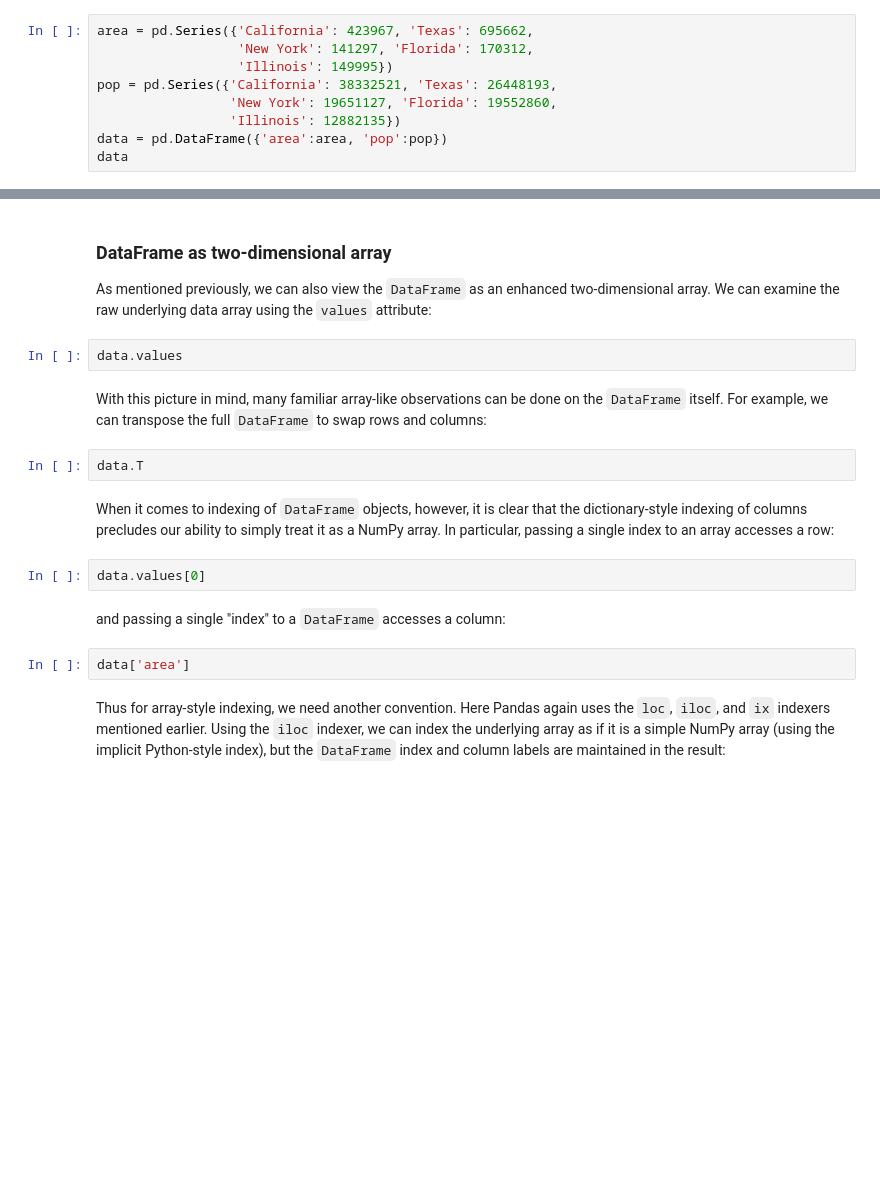
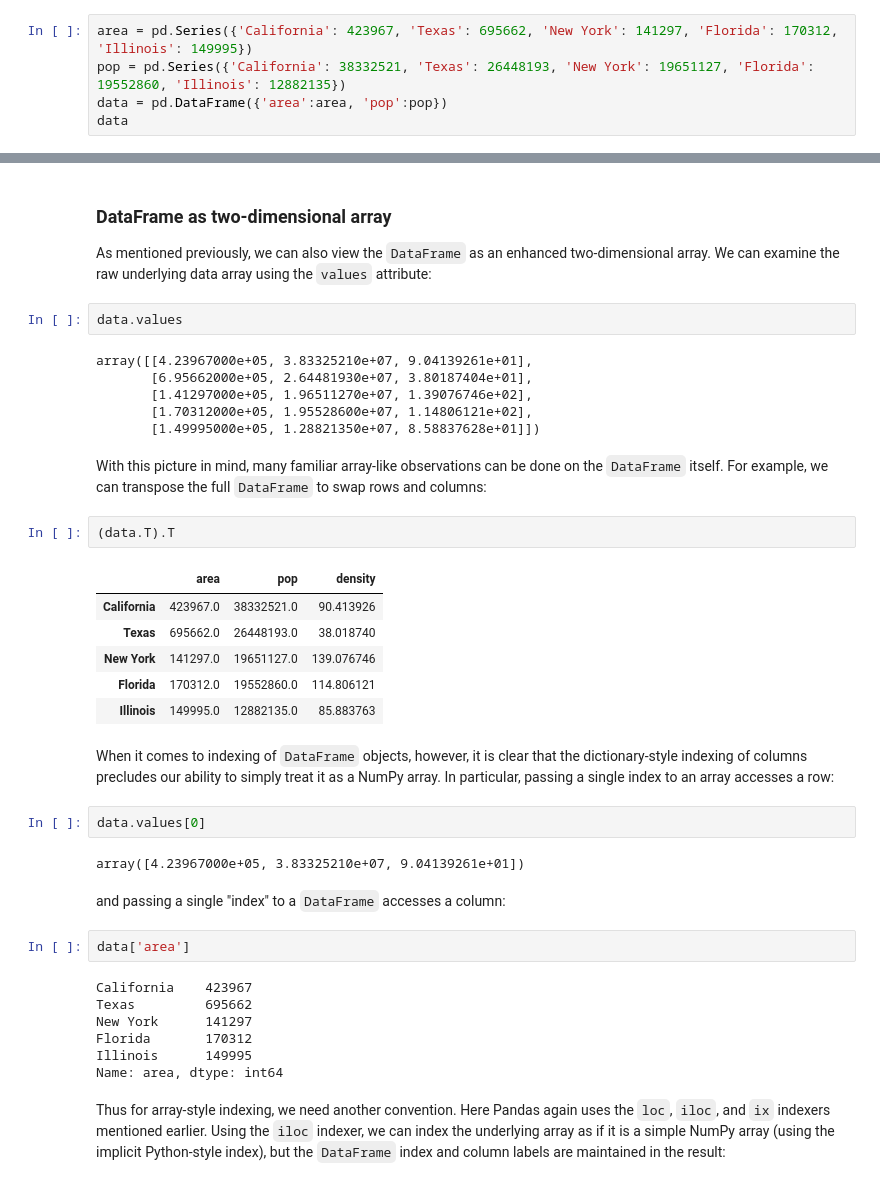
Before and after one commit to mjcaguiat/stem3790-25su-max, a Jupyter notebook: code/2-data-manipulation-pandas.ipynb, the cells around one changed output, grey strips where cells are left out. Cells and saved outputs as stored; diff of their text form; blank space fills up the shorter version.

```diff
--- a/code/2-data-manipulation-pandas.ipynb
+++ b/code/2-data-manipulation-pandas.ipynb
@@ -251,11 +407,7 @@ These analogies can be helpful to keep in mind as we explore data selection with
 The first analogy we will consider is the ``DataFrame`` as a dictionary of related ``Series`` objects.
 Let's return to our example of areas and populations of states:
 # %%
-area = pd.Series({'California': 423967, 'Texas': 695662,
-                  'New York': 141297, 'Florida': 170312,
-                  'Illinois': 149995})
-pop = pd.Series({'California': 38332521, 'Texas': 26448193,
-                 'New York': 19651127, 'Florida': 19552860,
-                 'Illinois': 12882135})
+area = pd.Series({'California': 423967, 'Texas': 695662, 'New York': 141297, 'Florida': 170312, 'Illinois': 149995})
+pop = pd.Series({'California': 38332521, 'Texas': 26448193, 'New York': 19651127, 'Florida': 19552860, 'Illinois': 12882135})
 data = pd.DataFrame({'area':area, 'pop':pop})
 data
@@ -293,20 +478,42 @@ As mentioned previously, we can also view the ``DataFrame`` as an enhanced two-d
 We can examine the raw underlying data array using the ``values`` attribute:
 # %%
 data.values
+# %% [output]
+array([[4.23967000e+05, 3.83325210e+07, 9.04139261e+01],
+       [6.95662000e+05, 2.64481930e+07, 3.80187404e+01],
+       [1.41297000e+05, 1.96511270e+07, 1.39076746e+02],
+       [1.70312000e+05, 1.95528600e+07, 1.14806121e+02],
+       [1.49995000e+05, 1.28821350e+07, 8.58837628e+01]])
 # %% [markdown]
 With this picture in mind, many familiar array-like observations can be done on the ``DataFrame`` itself.
 For example, we can transpose the full ``DataFrame`` to swap rows and columns:
 # %%
-data.T
+(data.T).T
+# %% [output]
+|  | area | pop | density |
+| California | 423967.0 | 38332521.0 | 90.413926 |
+| Texas | 695662.0 | 26448193.0 | 38.018740 |
+| New York | 141297.0 | 19651127.0 | 139.076746 |
+| Florida | 170312.0 | 19552860.0 | 114.806121 |
+| Illinois | 149995.0 | 12882135.0 | 85.883763 |
 # %% [markdown]
 When it comes to indexing of ``DataFrame`` objects, however, it is clear that the dictionary-style indexing of columns precludes our ability to simply treat it as a NumPy array.
 In particular, passing a single index to an array accesses a row:
 # %%
 data.values[0]
+# %% [output]
+array([4.23967000e+05, 3.83325210e+07, 9.04139261e+01])
 # %% [markdown]
 and passing a single "index" to a ``DataFrame`` accesses a column:
 # %%
 data['area']
+# %% [output]
+California    423967
+Texas         695662
+New York      141297
+Florida       170312
+Illinois      149995
+Name: area, dtype: int64
 # %% [markdown]
 Thus for array-style indexing, we need another convention.
 Here Pandas again uses the ``loc``, ``iloc``, and ``ix`` indexers mentioned earlier.
```
Also changed, not shown: parts of 50 cells of this notebook.
